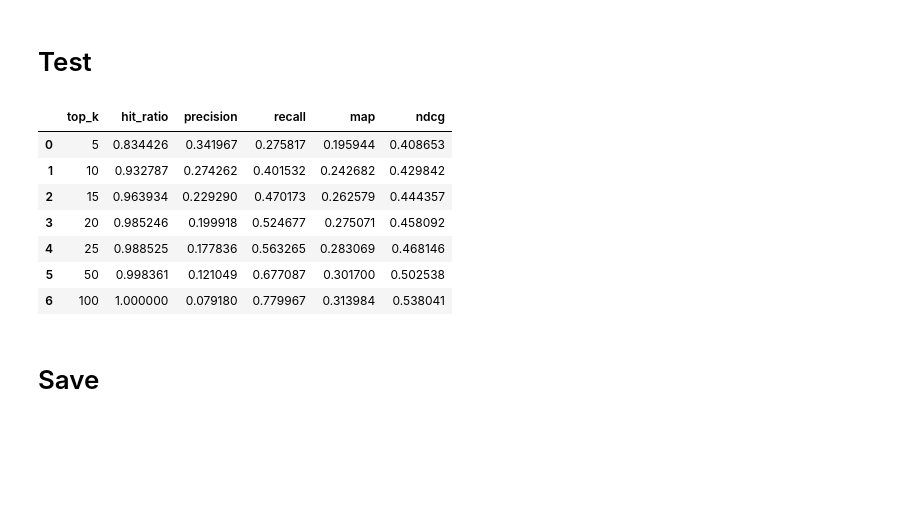
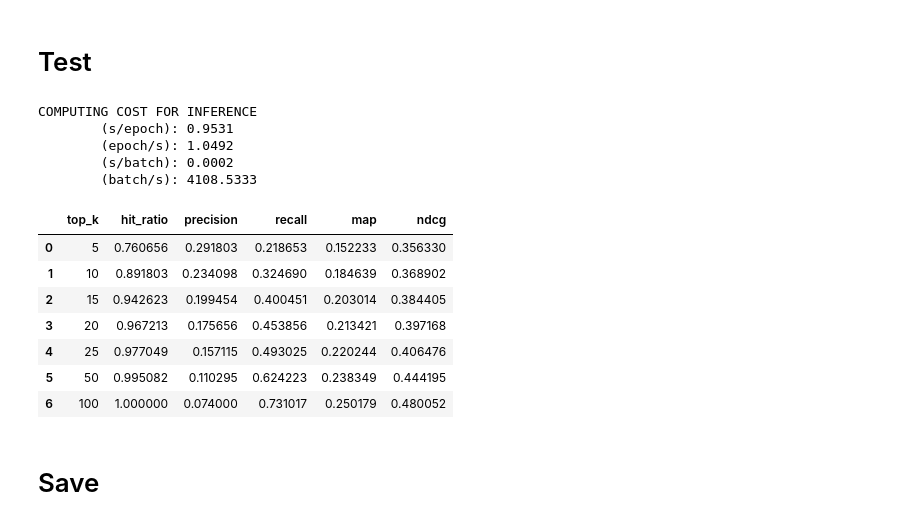
Before and after one commit to jayarnim/RS-NeuMF, a Jupyter notebook: _notebooks/pointwise/GMF_movielens.ipynb, the cells around one changed output. Drawn from its saved outputs; the diff is of its cells as text; code cells hidden in the pictures; blank space fills up the shorter version.

```diff
--- a/_notebooks/pointwise/GMF_movielens.ipynb
+++ b/_notebooks/pointwise/GMF_movielens.ipynb
@@ -18,31 +44,8 @@ Mounted at /content/drive
 # %%
-# split
-EVAL_NEG_PER_POS = 99
-EVAL_BATCH_SIZE = 1000
-DATA_LOADING_TYPE = "general"
-FILTER_BY = "user"
-TRN_VAL_TST_RATIO = [0.8, 0.1, 0.1]
-NEG_PER_POS = [TRN_NEG_PER_POS, TRN_NEG_PER_POS, EVAL_NEG_PER_POS, EVAL_NEG_PER_POS]
-BATCH_SIZE = [TRN_BATCH_SIZE, TRN_BATCH_SIZE, EVAL_BATCH_SIZE, EVAL_BATCH_SIZE]
-MAX_HIST = None
-SHUFFLE = False if DATA_LOADING_TYPE=="curriculum" else True
-
-# Model
-N_FACTORS = 32
-HIDDEN = [N_FACTORS*2, N_FACTORS*2, N_FACTORS, N_FACTORS // 2]
-DROPOUT = 0.2
-
-# how to learn
-LEARNING_RATE = 1e-4 if TRN_BATCH_SIZE==256 else 1e-3
-LAMBDA_ = 1e-3
-
-# how to monitor
-PATIENCE = 5
-MIN_DELTA = 1e-3
-
 # how to loop
 N_EPOCHS = 1000
-INTERVAL = 5
+WARM_UP = 10
+INTERVAL = 1
 # %% [markdown]
 # Config
 # %%
@@ -218,24 +227,29 @@ UTILS.visualizer.loss_plot(history, 'TASK LOSS')
 # %% [markdown]
 # Test
+# %%
+predictor = PerformancePredictor(model)
 # %%
-kwargs = dict(
-    model=model,
-    dataloader=tst_loader,
-)
-
-result = predict(**kwargs)
+result = predictor.predict(tst_loader)
+# %% [output]
+COMPUTING COST FOR INFERENCE
+        (s/epoch): 0.9531
+        (epoch/s): 1.0492
+        (s/batch): 0.0002
+        (batch/s): 4108.5333
+# %%
+evaluator = PerformanceEvaluator(result)
 # %%
-eval = top_k_loop(result)
+eval = evaluator.evaluate()
 eval
 # %% [output]
 |  | top_k | hit_ratio | precision | recall | map | ndcg |
-| 0 | 5 | 0.834426 | 0.341967 | 0.275817 | 0.195944 | 0.408653 |
-| 1 | 10 | 0.932787 | 0.274262 | 0.401532 | 0.242682 | 0.429842 |
-| 2 | 15 | 0.963934 | 0.229290 | 0.470173 | 0.262579 | 0.444357 |
-| 3 | 20 | 0.985246 | 0.199918 | 0.524677 | 0.275071 | 0.458092 |
-| 4 | 25 | 0.988525 | 0.177836 | 0.563265 | 0.283069 | 0.468146 |
-| 5 | 50 | 0.998361 | 0.121049 | 0.677087 | 0.301700 | 0.502538 |
-| 6 | 100 | 1.000000 | 0.079180 | 0.779967 | 0.313984 | 0.538041 |
+| 0 | 5 | 0.760656 | 0.291803 | 0.218653 | 0.152233 | 0.356330 |
+| 1 | 10 | 0.891803 | 0.234098 | 0.324690 | 0.184639 | 0.368902 |
+| 2 | 15 | 0.942623 | 0.199454 | 0.400451 | 0.203014 | 0.384405 |
+| 3 | 20 | 0.967213 | 0.175656 | 0.453856 | 0.213421 | 0.397168 |
+| 4 | 25 | 0.977049 | 0.157115 | 0.493025 | 0.220244 | 0.406476 |
+| 5 | 50 | 0.995082 | 0.110295 | 0.624223 | 0.238349 | 0.444195 |
+| 6 | 100 | 1.000000 | 0.074000 | 0.731017 | 0.250179 | 0.480052 |
 # %% [markdown]
 # Save
 # %%
```
Also changed, not shown: parts of 14 cells of this notebook, 8 other files.
